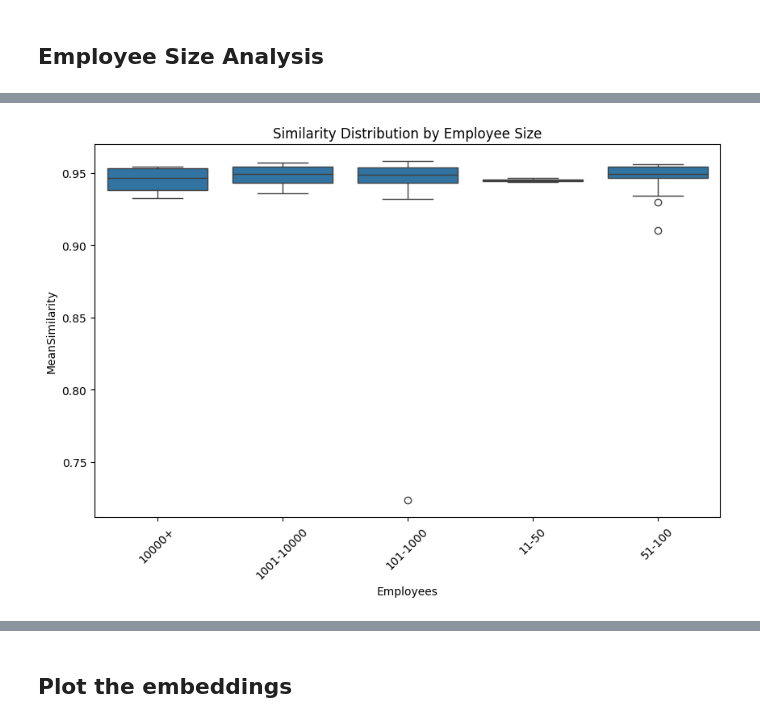
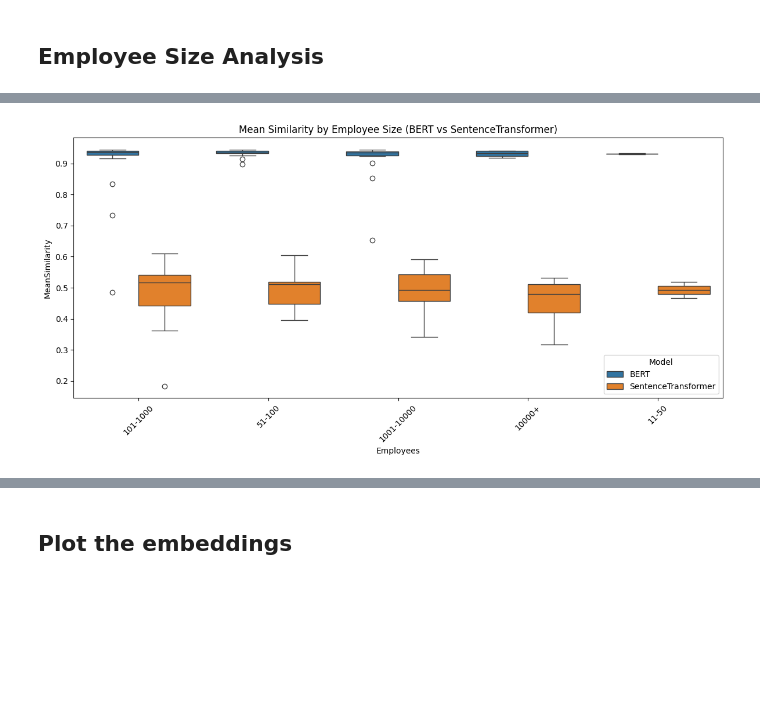
Before and after one commit to kasztelmacko/law_ml, a Jupyter notebook: simmilarity.ipynb, the cells around one changed output, grey strips where cells are left out. Cells and saved outputs as stored; diff of their text form; code cells hidden in the pictures; blank space fills up the shorter version.

```diff
--- a/simmilarity.ipynb
+++ b/simmilarity.ipynb
@@ -171,17 +214,33 @@ plt.show()
 # %% [markdown]
 ## Employee Size Analysis
 # %%
-company_data = []
-for _, row in df.iterrows():
-    filename = f"{row['Company'].lower().replace(' ', '')}.txt"
-    if filename in embeddings:
-        company_data.append({
-            'Company': row['Company'],
-            'Category': row['Category'],
-            'Employees': row['Employees']
-        })
+def process_mean_similarity(similarity_matrix, embeddings, df, model_name="Model"):
+    company_data = []
+    for _, row in df.iterrows():
+        filename = f"{row['Company'].lower().replace(' ', '')}.txt"
+        if filename in embeddings:
+            company_data.append({
+                'Company': row['Company'],
+                'Category': row['Category'],
+                'Employees': row['Employees'],
+                'Filename': filename
+            })
 
-employee_df = pd.DataFrame(company_data)
+    employee_df = pd.DataFrame(company_data)
 
-employee_df['MeanSimilarity'] = np.mean(similarity_matrix, axis=1)
+    if isinstance(similarity_matrix, pd.DataFrame):
+        similarity_matrix = similarity_matrix.loc[employee_df['Company'], employee_df['Company']].values
+
+    mean_sims = []
+    for i in range(len(employee_df)):
+        sims = np.delete(similarity_matrix[i], i)
+        mean_sims.append(np.mean(sims))
+
+    employee_df['MeanSimilarity'] = mean_sims
+    employee_df['Model'] = model_name
+    return employee_df
+# %%
+df_word = process_mean_similarity(similarity_matrix_word, embeddings_word, df, model_name="BERT")
+df_sentence = process_mean_similarity(similarity_matrix_sentence, embeddings_sentence, df, model_name="SentenceTransformer")
+df_combined = pd.concat([df_word, df_sentence], ignore_index=True)
 # %%
@@ -204,8 +272,9 @@ Kruskal-Wallis p-value: 0.9033
 # %%
-plt.figure(figsize=(10, 6))
-sns.boxplot(data=employee_df, x='Employees', y='MeanSimilarity', order=sorted(employee_df['Employees'].unique()))
-plt.title("Similarity Distribution by Employee Size")
+plt.figure(figsize=(12, 6))
+sns.boxplot(data=df_combined, x='Employees', y='MeanSimilarity', hue='Model')
+plt.title("Mean Similarity by Employee Size (BERT vs SentenceTransformer)")
 plt.xticks(rotation=45)
+plt.tight_layout()
 plt.show()
 # %% [output]
-[figure, old version]
+[figure, new version]
```
Also changed, not shown: parts of 46 cells of this notebook, 7 other files.
